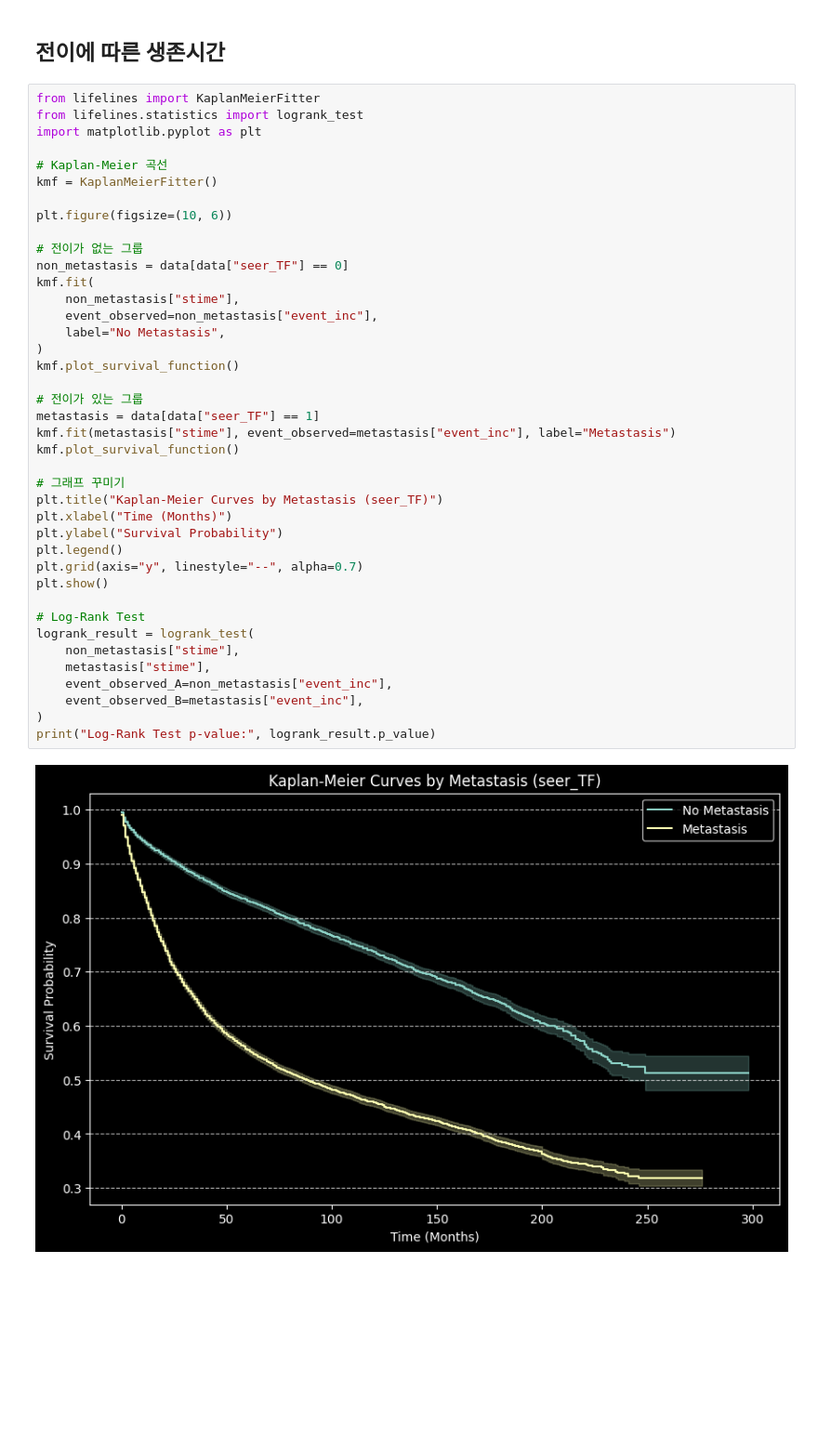
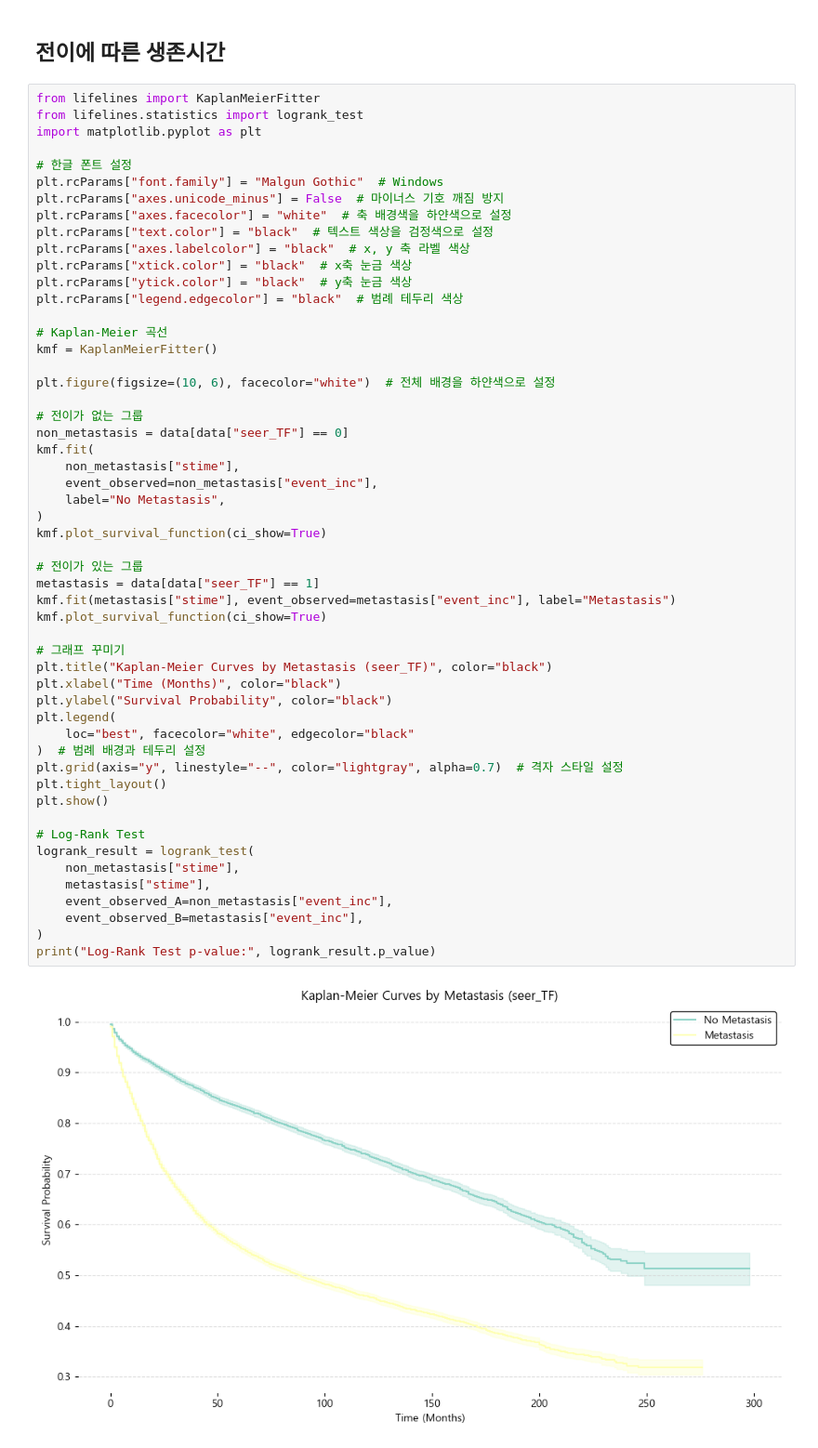
Before and after one commit to dohunhyeong/Busan_cancer_surv_analysis, a Jupyter notebook: SURV_DEF.ipynb, the cells around one changed output. Shown: that part at 93% size. Saved outputs shown, nothing was run; the diff lists cells and outputs as text; blank space fills up the shorter version.

```diff
--- a/SURV_DEF.ipynb
+++ b/SURV_DEF.ipynb
@@ -1208,41 +1216,54 @@ from lifelines import KaplanMeierFitter
 from lifelines.statistics import logrank_test
 import matplotlib.pyplot as plt
 
+# 한글 폰트 설정
+plt.rcParams["font.family"] = "Malgun Gothic"  # Windows
+plt.rcParams["axes.unicode_minus"] = False  # 마이너스 기호 깨짐 방지
+plt.rcParams["axes.facecolor"] = "white"  # 축 배경색을 하얀색으로 설정
+plt.rcParams["text.color"] = "black"  # 텍스트 색상을 검정색으로 설정
+plt.rcParams["axes.labelcolor"] = "black"  # x, y 축 라벨 색상
+plt.rcParams["xtick.color"] = "black"  # x축 눈금 색상
+plt.rcParams["ytick.color"] = "black"  # y축 눈금 색상
+plt.rcParams["legend.edgecolor"] = "black"  # 범례 테두리 색상
+
 # Kaplan-Meier 곡선
 kmf = KaplanMeierFitter()
 
-plt.figure(figsize=(10, 6))
+plt.figure(figsize=(10, 6), facecolor="white")  # 전체 배경을 하얀색으로 설정
 
 # 전이가 없는 그룹
 non_metastasis = data[data["seer_TF"] == 0]
 kmf.fit(
     non_metastasis["stime"],
     event_observed=non_metastasis["event_inc"],
     label="No Metastasis",
 )
-kmf.plot_survival_function()
+kmf.plot_survival_function(ci_show=True)
 
 # 전이가 있는 그룹
 metastasis = data[data["seer_TF"] == 1]
 kmf.fit(metastasis["stime"], event_observed=metastasis["event_inc"], label="Metastasis")
-kmf.plot_survival_function()
+kmf.plot_survival_function(ci_show=True)
 
 # 그래프 꾸미기
-plt.title("Kaplan-Meier Curves by Metastasis (seer_TF)")
-plt.xlabel("Time (Months)")
-plt.ylabel("Survival Probability")
-plt.legend()
-plt.grid(axis="y", linestyle="--", alpha=0.7)
+plt.title("Kaplan-Meier Curves by Metastasis (seer_TF)", color="black")
+plt.xlabel("Time (Months)", color="black")
+plt.ylabel("Survival Probability", color="black")
+plt.legend(
+    loc="best", facecolor="white", edgecolor="black"
+)  # 범례 배경과 테두리 설정
+plt.grid(axis="y", linestyle="--", color="lightgray", alpha=0.7)  # 격자 스타일 설정
+plt.tight_layout()
 plt.show()
 
 # Log-Rank Test
 logrank_result = logrank_test(
     non_metastasis["stime"],
     metastasis["stime"],
     event_observed_A=non_metastasis["event_inc"],
     event_observed_B=metastasis["event_inc"],
 )
 print("Log-Rank Test p-value:", logrank_result.p_value)
 # %% [output]
-[figure, old version]
+[figure, new version]
 Log-Rank Test p-value: 0.0
```
Also changed, not shown: parts of 16 cells of this notebook, 7 other files.
